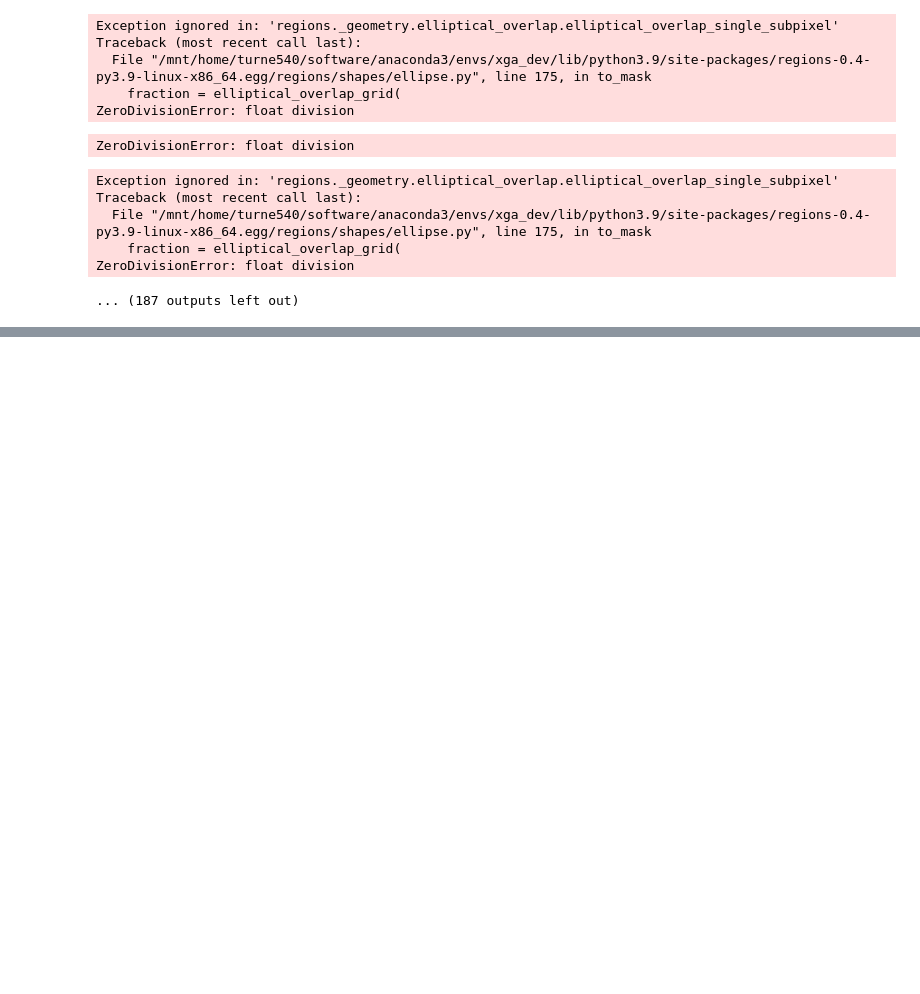
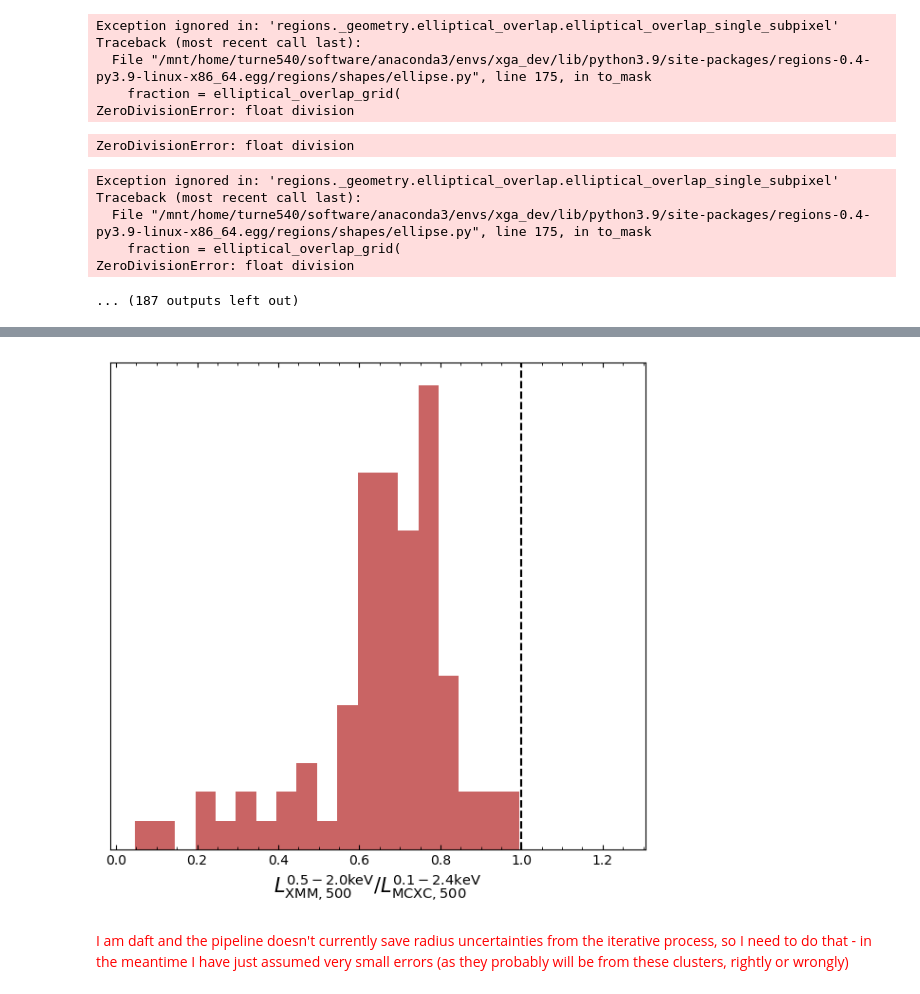
Before and after one commit to LoVoCCS/X-LoVoCCS-Analyses, a Jupyter notebook: notebooks/global_properties/ltr_pipeline.ipynb, the cells around one changed output, grey strips where cells are left out. Saved outputs shown, nothing was run; the diff lists cells and outputs as text; code cells hidden in the pictures; blank space fills up the shorter version.

```diff
--- a/notebooks/global_properties/ltr_pipeline.ipynb
+++ b/notebooks/global_properties/ltr_pipeline.ipynb
@@ -138,0 +214,19 @@ srcs_mfroz, results_mfroz, rad_hist_mfroz = luminosity_temperature_pipeline(samp
+# %%
+lx_rat = lx_comp.y_data[:, 0] / lx_comp.x_data[:, 0]
+
+bins = np.arange(lx_rat.min(), lx_rat.max(), 0.05)
+
+plt.figure(figsize=(6, 6))
+plt.hist(lx_rat, bins=bins, color='firebrick', alpha=0.7)
+plt.minorticks_on()
+plt.tick_params(which='both', direction='in', top=True, right=True)
+plt.yticks([])
+plt.axvline(1, linestyle='dashed', color='black')
+plt.xlabel(r'$L^{0.5-2.0\rm{keV}}_{\rm{XMM},500} / L^{0.1-2.4\rm{keV}}_{\rm{MCXC},500}$', fontsize=15)
+plt.tight_layout()
+plt.savefig('../../outputs/figures/global_properties/xmm_mcxc_lx_ratio.pdf')
+plt.show()
+# %% [output]
+[figure, added]
+# %% [markdown]
+<span style="color:red">I am daft and the pipeline doesn't currently save radius uncertainties from the iterative process, so I need to do that - in the meantime I have just assumed very small errors (as they probably will be from these clusters, rightly or wrongly)</span>
```
Also changed, not shown: parts of 16 cells of this notebook, 2 other files.
